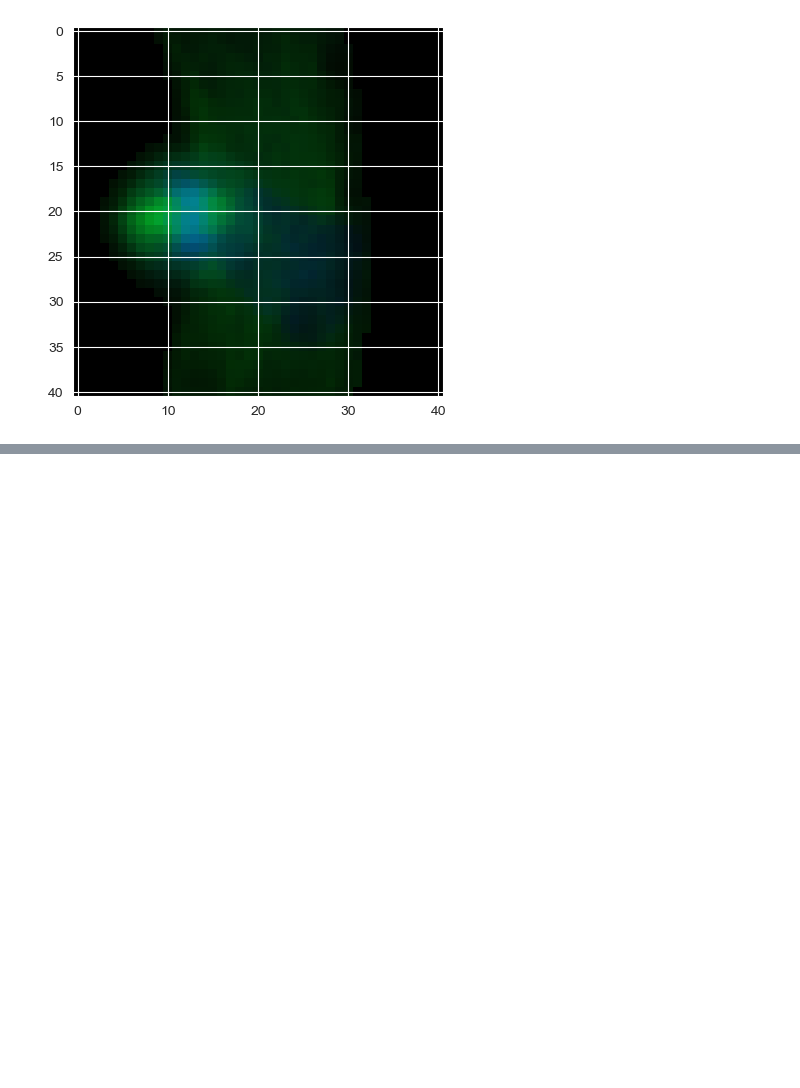
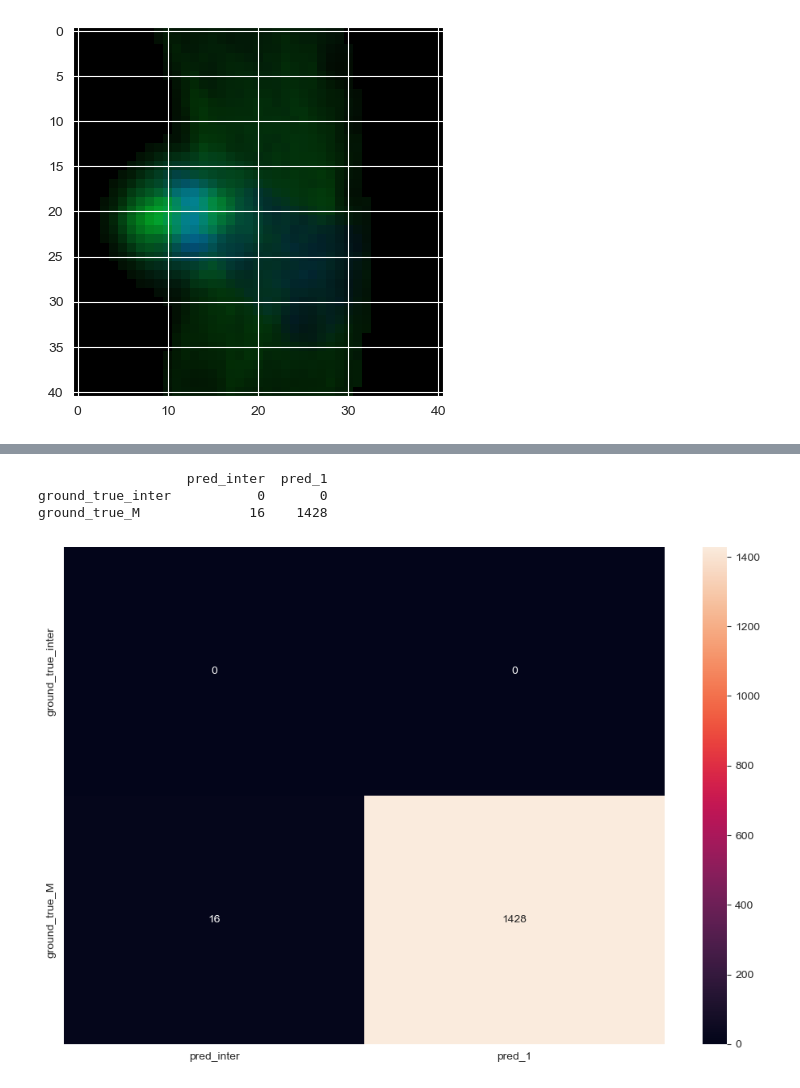
Before and after one commit to HocheggerLab/Omero_Screen, a Jupyter notebook: tensorflow_model/Model_gen.ipynb, the cells around one changed output, grey strips where cells are left out. Drawn from its saved outputs; the diff is of its cells as text; code cells hidden in the pictures; blank space fills up the shorter version.

```diff
--- a/tensorflow_model/Model_gen.ipynb
+++ b/tensorflow_model/Model_gen.ipynb
@@ -366,0 +412,5 @@ array([[0],
+# %%
+y_proba=model.predict(X)
+
+y_pred= np.round(y_proba).astype('int')
+y_pred
@@ -367,3 +425,28 @@ array([[0],
+# %%
+from sklearn.metrics import confusion_matrix
+import pandas as pd
+import seaborn as sns
+
+
+def df_confusion(label,pred):
+    """
+    transfer confusion matrix to data frame
+    :param label: ground truth label
+    :param pred: predicted label
+    :return: DataFrame
+    """
+
+    df=pd.DataFrame(confusion_matrix(label, pred,labels=[0,1]),columns=['pred_inter','pred_1'],index=['ground_true_inter','ground_true_M'])
+    print(df)
+    fig, axs = plt.subplots(ncols=1, nrows=1, figsize=(12, 8))
+    sns.heatmap(df, annot=True, fmt='g', ax=axs)
+    plt.show()
+df_confusion(label=y_M ,pred=y_pred)
+# %% [output]
+                   pred_inter  pred_1
+ground_true_inter           0       0
+ground_true_M              16    1428
+[figure, added]
 # %%
 from sklearn.metrics import confusion_matrix
 import pandas as pd
```
Also changed, not shown: parts of 18 cells of this notebook, 8 other files.
